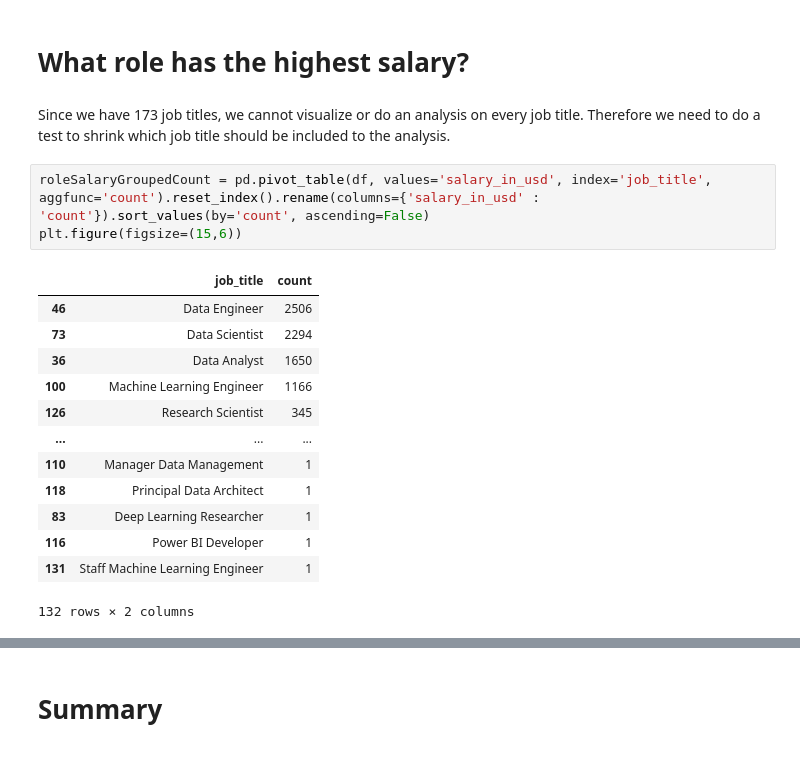
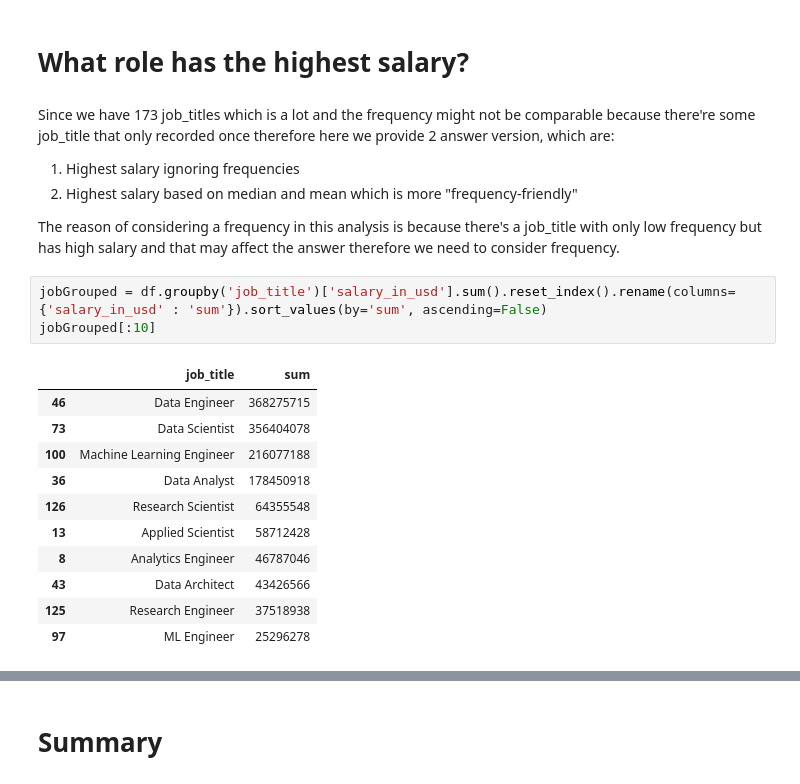
Before and after one commit to DickyAdi/DS2024_analysis, a Jupyter notebook: analysis.ipynb, the cells around one changed output, grey strips where cells are left out. Cells and saved outputs as stored; diff of their text form.

```diff
--- a/analysis.ipynb
+++ b/analysis.ipynb
@@ -310,22 +310,24 @@ plt.show()
 Based on the heatmap above, work_year has moderate relationship to the salary_in_usd which can be seen due to almost consistent shades of color from dark to bright which dark color indicates low salary and bright color indicates high salary.
 # %% [markdown]
 # What role has the highest salary?
-# %% [markdown]
-Since we have 173 job titles, we cannot visualize or do an analysis on every job title. Therefore we need to do a test to shrink which job title should be included to the analysis.
+# %% [markdown]
+Since we have 173 job_titles which is a lot and the frequency might not be comparable because there're some job_title that only recorded once therefore here we provide 2 answer version, which are:
+1. Highest salary ignoring frequencies
+2. Highest salary based on median and mean which is more "frequency-friendly"
+
+The reason of considering a frequency in this analysis is because there's a job_title with only low frequency but has high salary and that may affect the answer therefore we need to consider frequency.
 # %%
-roleSalaryGroupedCount = pd.pivot_table(df, values='salary_in_usd', index='job_title', aggfunc='count').reset_index().rename(columns={'salary_in_usd' : 'count'}).sort_values(by='count', ascending=False)
-plt.figure(figsize=(15,6))
+jobGrouped = df.groupby('job_title')['salary_in_usd'].sum().reset_index().rename(columns={'salary_in_usd' : 'sum'}).sort_values(by='sum', ascending=False)
+jobGrouped[:10]
 # %% [output]
-|  | job_title | count |
-| 46 | Data Engineer | 2506 |
-| 73 | Data Scientist | 2294 |
-| 36 | Data Analyst | 1650 |
-| 100 | Machine Learning Engineer | 1166 |
-| 126 | Research Scientist | 345 |
-| ... | ... | ... |
-| 110 | Manager Data Management | 1 |
-| 118 | Principal Data Architect | 1 |
-| 83 | Deep Learning Researcher | 1 |
-| 116 | Power BI Developer | 1 |
-| 131 | Staff Machine Learning Engineer | 1 |
+|  | job_title | sum |
+| 46 | Data Engineer | 368275715 |
+| 73 | Data Scientist | 356404078 |
+| 100 | Machine Learning Engineer | 216077188 |
+| 36 | Data Analyst | 178450918 |
+| 126 | Research Scientist | 64355548 |
+| 13 | Applied Scientist | 58712428 |
+| 8 | Analytics Engineer | 46787046 |
+| 43 | Data Architect | 43426566 |
+| 125 | Research Engineer | 37518938 |
+| 97 | ML Engineer | 25296278 |
-132 rows × 2 columns
```
Also changed, not shown: parts of 2 cells of this notebook.
